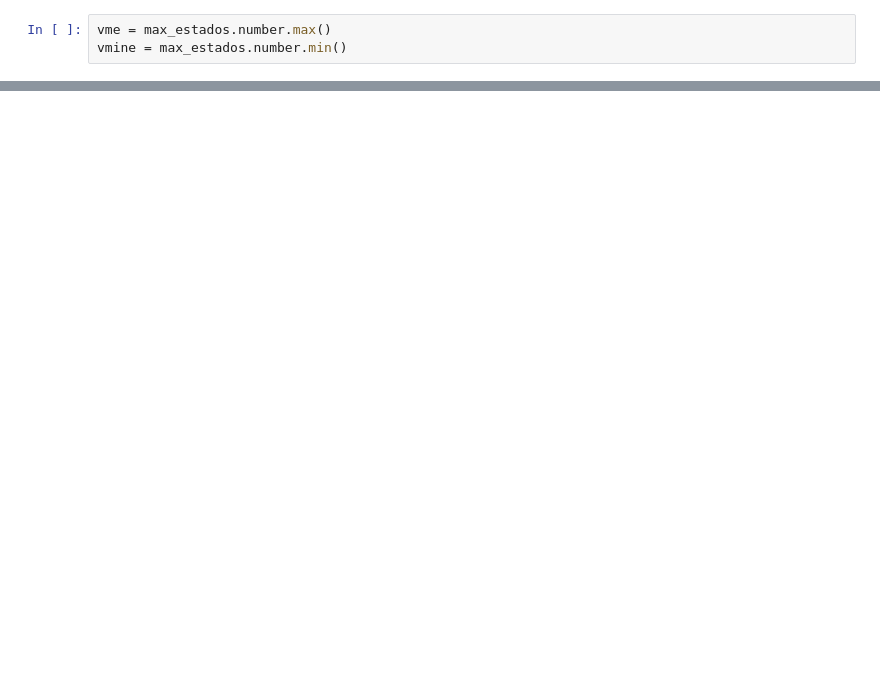
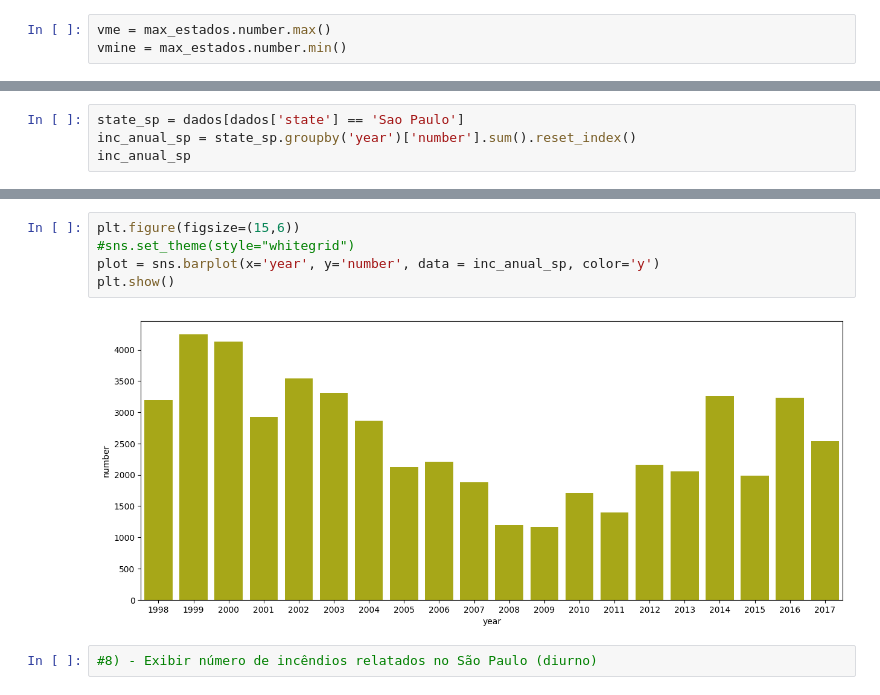
Before and after one commit to Gcango/Analise-dos-Incendios-Florestais-no-Brasil, a Jupyter notebook: Analise_dos_Inc_Florestais.ipynb, the cells around one changed output, grey strips where cells are left out. Drawn from its saved outputs; the diff is of its cells as text; blank space fills up the shorter version.

```diff
--- a/Analise_dos_Inc_Florestais.ipynb
+++ b/Analise_dos_Inc_Florestais.ipynb
@@ -251,0 +271,4 @@ print(f" Já o estado com relato de menor número de INCÊNDIO foi o {max_estado
+# %%
+state_sp = dados[dados['state'] == 'Sao Paulo']
+inc_anual_sp = state_sp.groupby('year')['number'].sum().reset_index()
+inc_anual_sp
@@ -251,0 +293,9 @@ print(f" Já o estado com relato de menor número de INCÊNDIO foi o {max_estado
+# %%
+plt.figure(figsize=(15,6))
+#sns.set_theme(style="whitegrid")
+plot = sns.barplot(x='year', y='number', data = inc_anual_sp, color='y')
+plt.show()
+# %% [output]
+[figure, added]
+# %%
+#8) - Exibir número de incêndios relatados no São Paulo (diurno)
```
Also changed, not shown: parts of 19 cells of this notebook.
